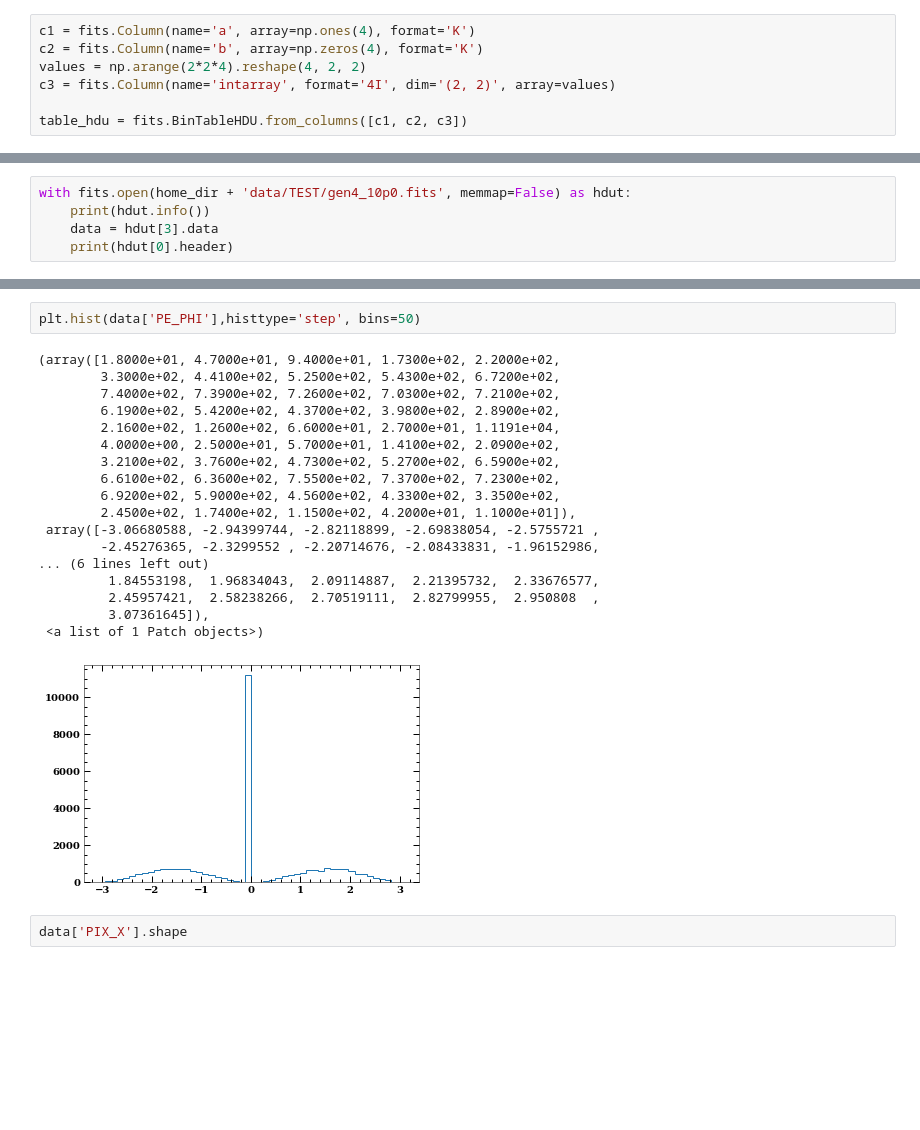
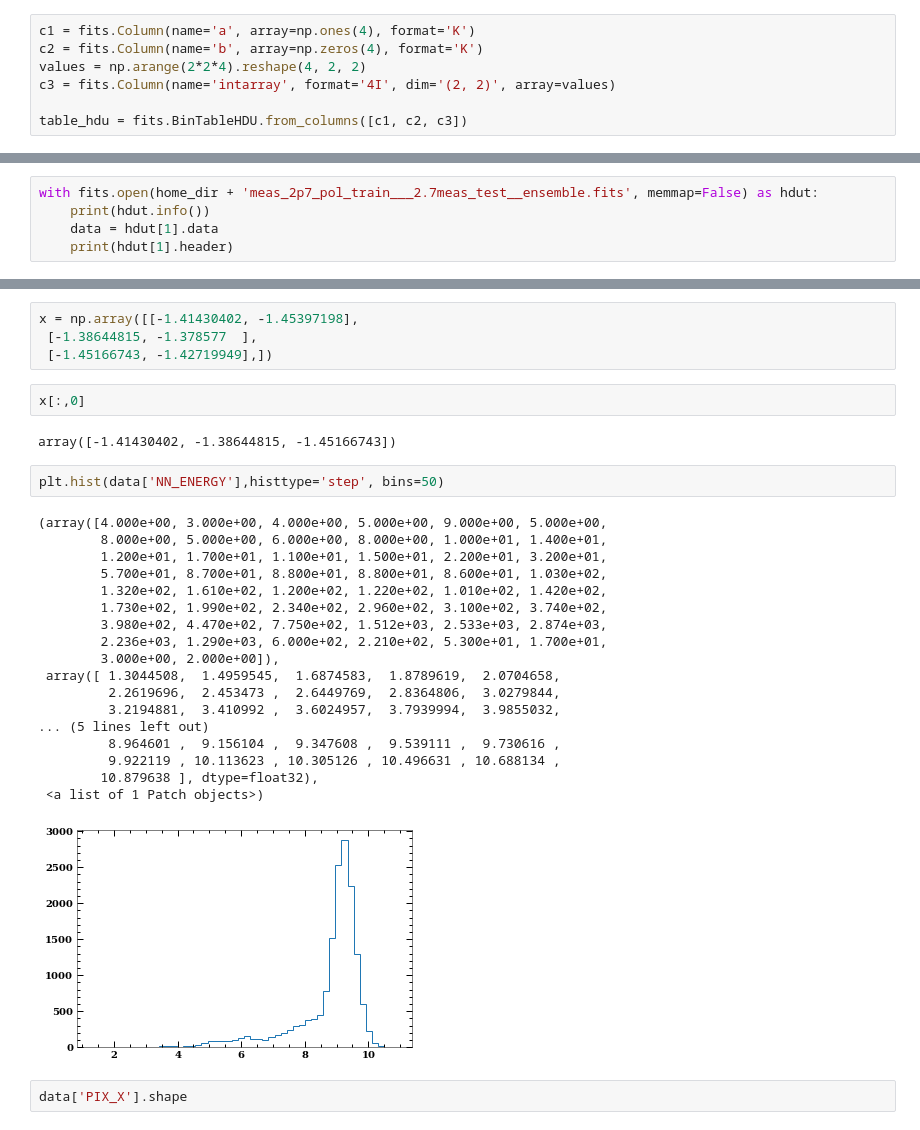
Before and after one commit to alpv95/IXPEML, a Jupyter notebook: notebooks/MDP_Check.ipynb, the cells around one changed output, grey strips where cells are left out. Cells and saved outputs as stored; diff of their text form; blank space fills up the shorter version.

```diff
--- a/notebooks/MDP_Check.ipynb
+++ b/notebooks/MDP_Check.ipynb
@@ -204,6 +168,6 @@ EXTEND  =                    T
 # %%
-with fits.open(home_dir + 'data/TEST/gen4_10p0.fits', memmap=False) as hdut:
+with fits.open(home_dir + 'meas_2p7_pol_train___2.7meas_test__ensemble.fits', memmap=False) as hdut:
     print(hdut.info())
-    data = hdut[3].data
-    print(hdut[0].header)
+    data = hdut[1].data
+    print(hdut[1].header)
 # %% [output]
@@ -218,24 +244,32 @@ SIMPLE  =                    T / file does conform to FITS standard
+# %%
+x = np.array([[-1.41430402, -1.45397198],
+ [-1.38644815, -1.378577  ],
+ [-1.45166743, -1.42719949],])
+# %%
+x[:,0]
+# %% [output]
+array([-1.41430402, -1.38644815, -1.45166743])
 # %%
-plt.hist(data['PE_PHI'],histtype='step', bins=50)
+plt.hist(data['NN_ENERGY'],histtype='step', bins=50)
 # %% [output]
-(array([1.8000e+01, 4.7000e+01, 9.4000e+01, 1.7300e+02, 2.2000e+02,
-        3.3000e+02, 4.4100e+02, 5.2500e+02, 5.4300e+02, 6.7200e+02,
-        7.4000e+02, 7.3900e+02, 7.2600e+02, 7.0300e+02, 7.2100e+02,
-        6.1900e+02, 5.4200e+02, 4.3700e+02, 3.9800e+02, 2.8900e+02,
-        2.1600e+02, 1.2600e+02, 6.6000e+01, 2.7000e+01, 1.1191e+04,
-        4.0000e+00, 2.5000e+01, 5.7000e+01, 1.4100e+02, 2.0900e+02,
-        3.2100e+02, 3.7600e+02, 4.7300e+02, 5.2700e+02, 6.5900e+02,
-        6.6100e+02, 6.3600e+02, 7.5500e+02, 7.3700e+02, 7.2300e+02,
-        6.9200e+02, 5.9000e+02, 4.5600e+02, 4.3300e+02, 3.3500e+02,
-        2.4500e+02, 1.7400e+02, 1.1500e+02, 4.2000e+01, 1.1000e+01]),
- array([-3.06680588, -2.94399744, -2.82118899, -2.69838054, -2.5755721 ,
-        -2.45276365, -2.3299552 , -2.20714676, -2.08433831, -1.96152986,
-... (6 lines left out)
-         1.84553198,  1.96834043,  2.09114887,  2.21395732,  2.33676577,
-         2.45957421,  2.58238266,  2.70519111,  2.82799955,  2.950808  ,
-         3.07361645]),
+(array([4.000e+00, 3.000e+00, 4.000e+00, 5.000e+00, 9.000e+00, 5.000e+00,
+        8.000e+00, 5.000e+00, 6.000e+00, 8.000e+00, 1.000e+01, 1.400e+01,
+        1.200e+01, 1.700e+01, 1.100e+01, 1.500e+01, 2.200e+01, 3.200e+01,
+        5.700e+01, 8.700e+01, 8.800e+01, 8.800e+01, 8.600e+01, 1.030e+02,
+        1.320e+02, 1.610e+02, 1.200e+02, 1.220e+02, 1.010e+02, 1.420e+02,
+        1.730e+02, 1.990e+02, 2.340e+02, 2.960e+02, 3.100e+02, 3.740e+02,
+        3.980e+02, 4.470e+02, 7.750e+02, 1.512e+03, 2.533e+03, 2.874e+03,
+        2.236e+03, 1.290e+03, 6.000e+02, 2.210e+02, 5.300e+01, 1.700e+01,
+        3.000e+00, 2.000e+00]),
+ array([ 1.3044508,  1.4959545,  1.6874583,  1.8789619,  2.0704658,
+         2.2619696,  2.453473 ,  2.6449769,  2.8364806,  3.0279844,
+         3.2194881,  3.410992 ,  3.6024957,  3.7939994,  3.9855032,
+... (5 lines left out)
+         8.964601 ,  9.156104 ,  9.347608 ,  9.539111 ,  9.730616 ,
+         9.922119 , 10.113623 , 10.305126 , 10.496631 , 10.688134 ,
+        10.879638 ], dtype=float32),
  <a list of 1 Patch objects>)
-[figure, old version]
+[figure, new version]
 # %%
 data['PIX_X'].shape
 # %% [output]
```
Also changed, not shown: parts of 10 cells of this notebook, 4 other files.
